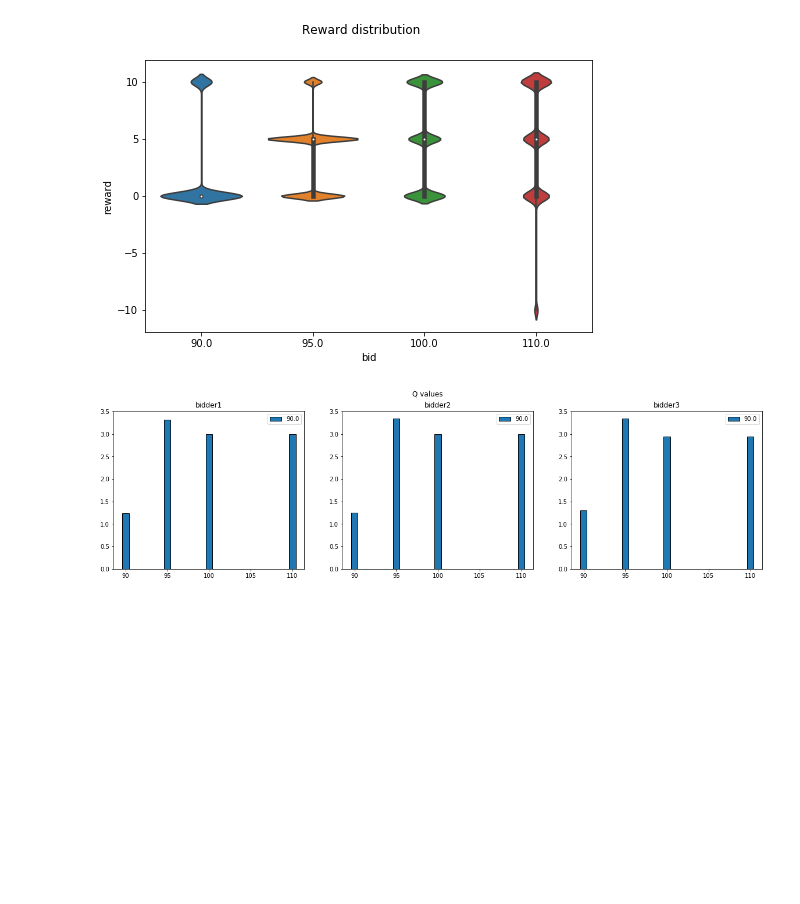
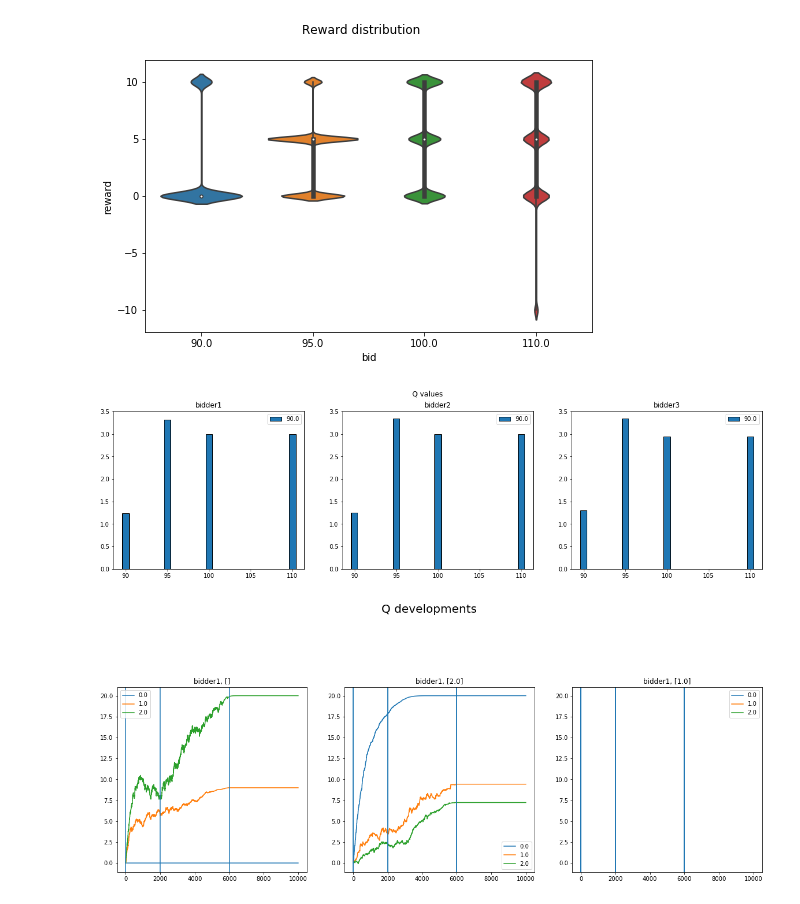
Before and after one commit to EliasWiegandt/AuctionAI, a Jupyter notebook: VisualizeAuction.ipynb, the cells around one changed output. Cells and saved outputs as stored; diff of their text form; code cells hidden in the pictures; blank space fills up the shorter version.

```diff
--- a/VisualizeAuction.ipynb
+++ b/VisualizeAuction.ipynb
@@ -90,3 +90,56 @@ for ix, Qlog in enumerate(Qlogs):
     plt.title(names[ix])
 # %% [output]
 [figure]
+# %%
+def consthist(s):
+    sfind = "history: "
+    ixstart = s.find(sfind, 0) + len(sfind)
+    ixend = s.find("]", ixstart) + 1
+    his = str(s[ixstart : ixend])
+#     bids = str(his.split(", "))
+#     bids = str(item) for item in his.split(", ") if item.strip())
+    return str(his)
+
+# states = Qlogdata["state"].unique()
+# state = states[0]
+# print(consthist(state))
+# %%
+nbidders = len(names)
+fig, ax = plt.subplots(figsize=(20,20))
+title = "Q developments"
+fig.suptitle(title, fontsize=20)
+ax1 = plt.subplot(111)
+
+for ix, Qlog in enumerate([Qlogs[0]]):
+# for ix, Qlog in enumerate(Qlogs):
+    Qlogdata = pd.read_csv(Qlog,
+                             index_col = 0,
+                             header = 0,
+                             skip_blank_lines = False)
+    Qlogdata["bids"] = Qlogdata["state"].apply(consthist)
+    ixfirsts = []
+    if ix == 0:
+        bidlist = ['[]', '[2.0]', '[1.0]']
+    else:
+        bidlist = ['[]', '[2.0]', '[2.0, 1.0]']
+
+    nbids = len(bidlist)
+#     print(Qlogdata["bids"].unique())
+    for ixbid, bid in enumerate(bidlist):
+        Qbiddata = Qlogdata.where(Qlogdata["bids"] == bid)
+        Qbiddata = Qbiddata.dropna(axis=0, how='any')
+        phases = Qlogdata["phase"].unique()
+        for phase in phases:
+            ixfirst = Qlogdata["phase"].eq(phase).idxmax()
+            ixfirsts.append(ixfirst)
+        Qbiddata["bids"] = Qbiddata["state"].apply(consthist)
+#         print(Qbiddata.tail())
+        Qbiddata.drop(["phase", "state", "bids"], axis = 1, inplace = True)
+        plt.subplot(nbids, nbidders, ix*len(bidlist) + ixbid + 1, sharex = ax1, sharey = ax1)
+        plt.plot(Qbiddata)
+        plt.legend(list(Qbiddata), loc='best')
+        plt.title(str(names[ix] + ", " + bid))
+        for ixfirstphase in ixfirsts:
+            plt.axvline(x=ixfirstphase)
+# %% [output]
+[figure, added]
```
Also changed, not shown: parts of 1 cell of this notebook, 6 other files.
